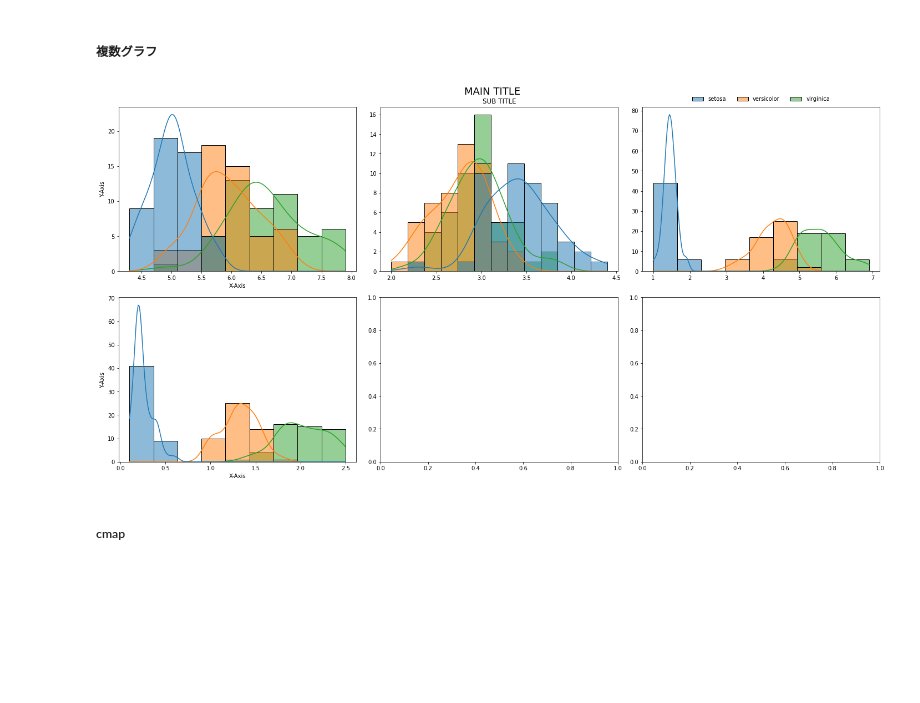
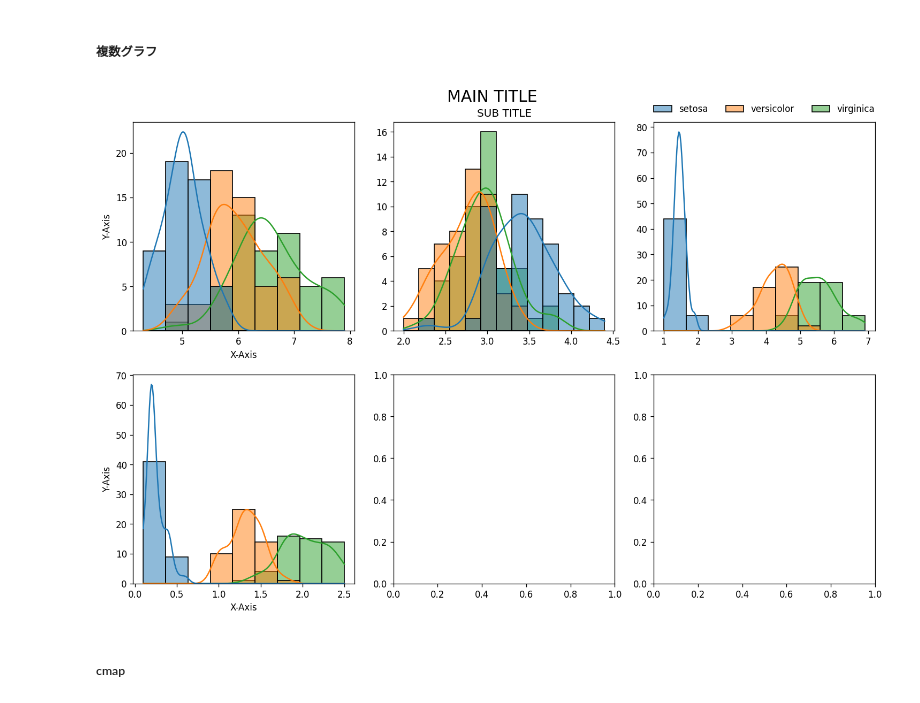
Before and after one commit to MITSUHIRO-KURIKI/seaborn_sample, a Jupyter notebook: seaborn_sample.ipynb, the cells around one changed output. Drawn from its saved outputs; the diff is of its cells as text; code cells hidden in the pictures; blank space fills up the shorter version.

```diff
--- a/seaborn_sample.ipynb
+++ b/seaborn_sample.ipynb
@@ -82,0 +115,20 @@ sns.countplot(data=titanic, x="class")
+# %%
+ax = sns.histplot(data=titanic[titanic['survived'] == 1], x="sex", hue='class', multiple='stack')
+
+col_class_num = len(titanic['sex'].unique())
+_height_class = [0,0]
+for i, p in enumerate(ax.patches):
+  if i % col_class_num == 0:
+    _height = _height_class[0]+p.get_height()
+    _height_class[0] += p.get_height()
+  elif i % col_class_num == 1:
+    _height = _height_class[1]+p.get_height()
+    _height_class[1] += p.get_height()
+  ax.annotate(format(p.get_height(), '.0f'),
+              (p.get_x() + p.get_width() / 2., _height),
+              ha = 'center',
+              va = 'center',
+              xytext = (0, -p.get_height() / 2.),
+              textcoords = 'offset points',
+              fontsize = 14,
+              color = 'k')
@@ -111,0 +193,12 @@ sns.histplot(data=iris, x='sepal_length', bins=10, kde=False)
+# %%
+ax = sns.histplot(data=iris, x='sepal_length', bins=10, kde=False)
+for p in ax.patches:
+  ax.annotate(format(p.get_height(), '.1f'),
+              (p.get_x() + p.get_width() / 2.,
+              p.get_height()),
+              ha = 'center',
+              va = 'center',
+              xytext = (0, 9),
+              textcoords = 'offset points',
+              fontsize = 14,
+              color = 'k')
@@ -130,33 +382,35 @@ sns.heatmap(corr, vmax=1, vmin=-1, center=0, annot=True, annot_kws={'size': 8},
 # %% [markdown]
 ##### 複数グラフ
 # %%
-fig, axes = plt.subplots(2, 3, figsize=(20, 10), tight_layout=True, facecolor="w")
+dpi=120
+nr, nc = 2, 3
+fig, axes = plt.subplots(nr, nc, figsize=(1000*(nc/nr)/dpi, 1000/dpi), dpi=dpi, tight_layout=True, facecolor="w")
 axes = axes.ravel()
 
 cols = ['sepal_length', 'sepal_width', 'petal_length', 'petal_width']
 
 for i, (col, ax) in enumerate(zip(cols, axes)):
   if i == 2:
     grid = sns.histplot(data=iris, x=col, hue='species', legend=True, kde=True, ax=ax)
     sns.move_legend(grid, "lower center",
                     bbox_to_anchor=(.5, 1), ncol=3, title=None, frameon=False)
   else:
     grid = sns.histplot(data=iris, x=col, hue='species', legend=False, kde=True, ax=ax)
 
   if i == 1:
     grid.set_title("SUB TITLE")
 
   if i in [0,3]:
     grid.set(xlabel="X-Axis", ylabel="Y-Axis")
   else:
     grid.set(xlabel="", ylabel="")
 
 fig.suptitle("MAIN TITLE", size=18, weight=2, x=.5, y=1)
 
 sns.set(font_scale=1)
 plt.subplots_adjust(wspace=0.2, hspace=0.2)
 fig.savefig('img.png')
 # %% [output]
-[figure, old version]
+[figure, new version]
 # %% [markdown]
 ##### cmap
```
Also changed, not shown: parts of 33 cells of this notebook.
